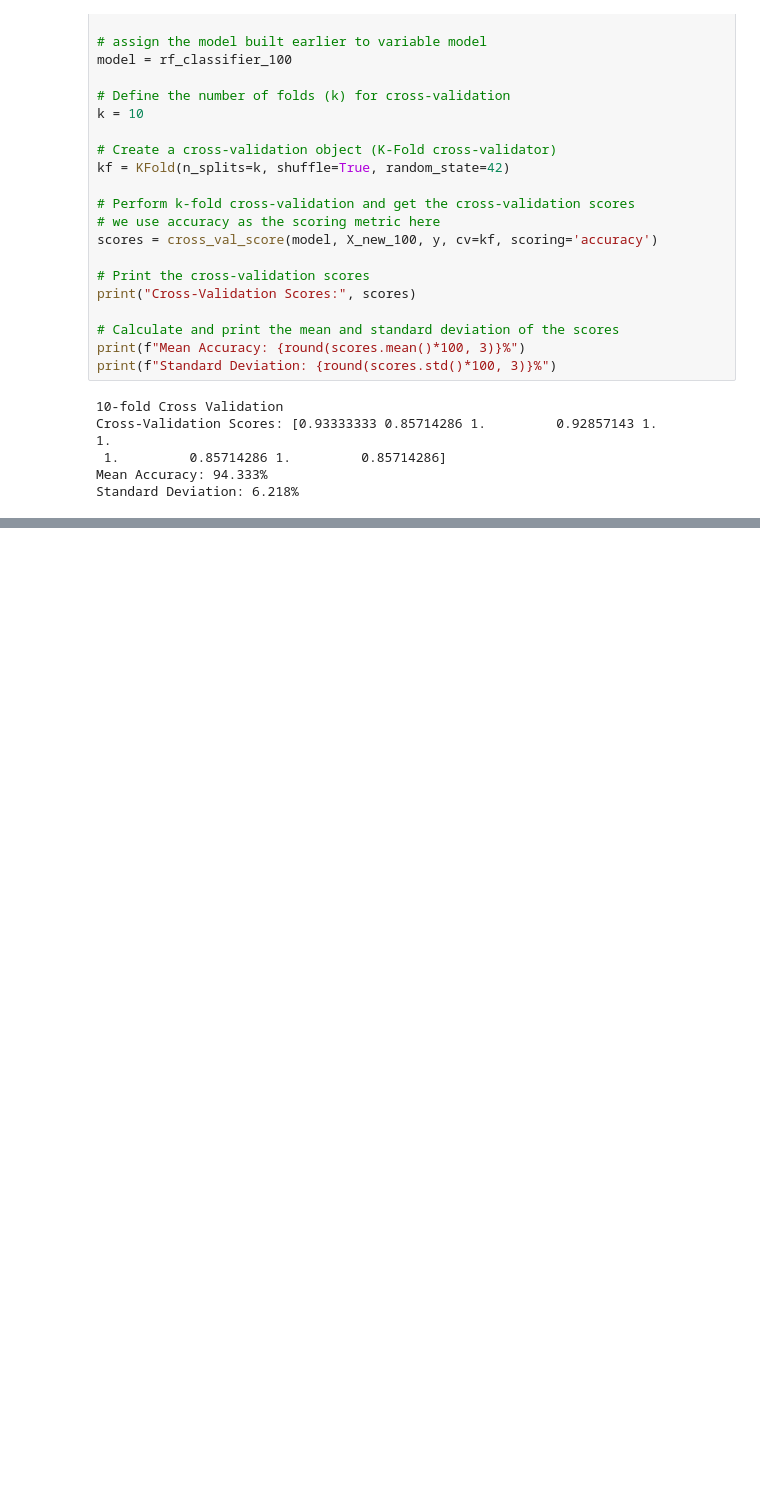
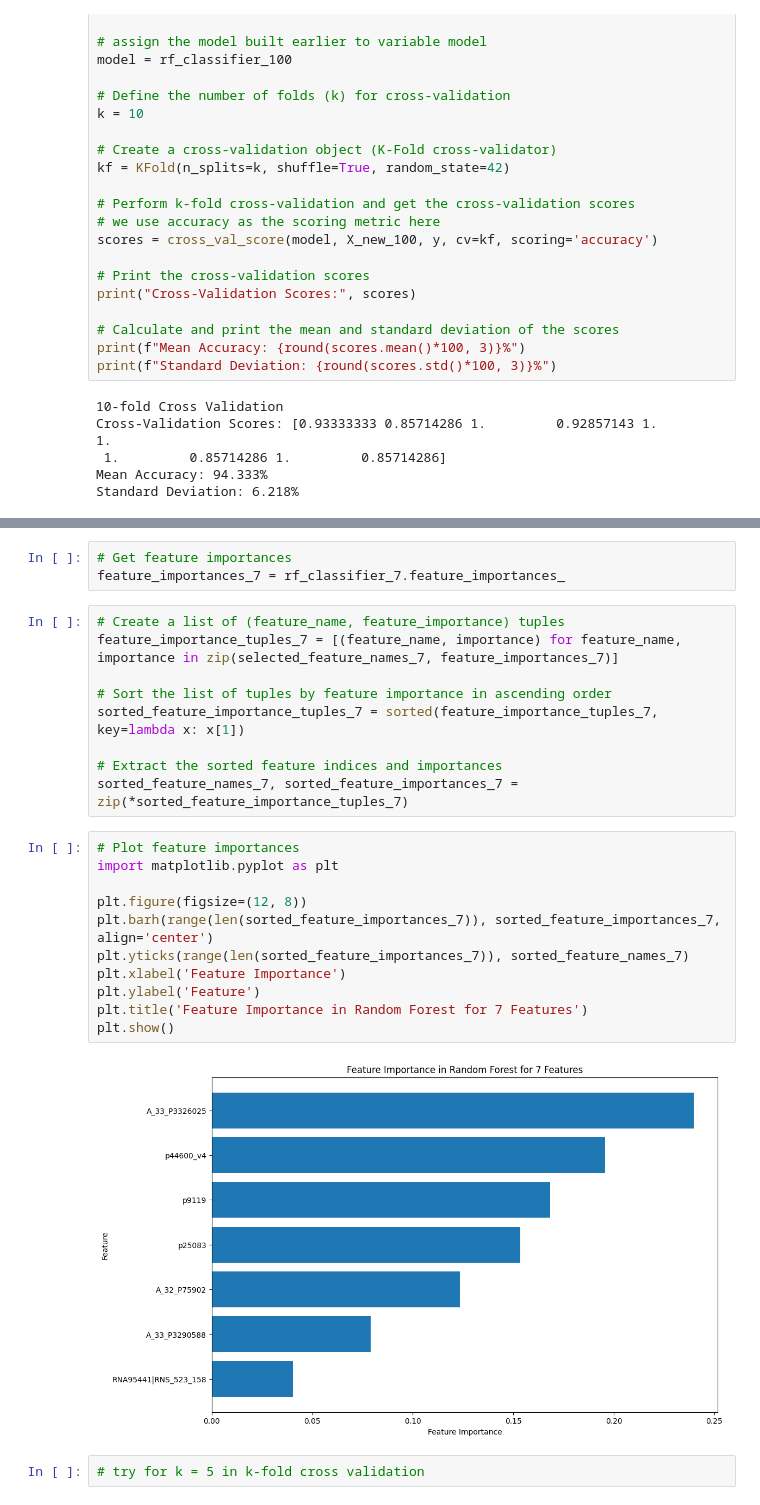
Before and after one commit to Sachira-Heshan/omic-data-and-machine-learning-in-the-identification-of-coronary-artery-disease, a Jupyter notebook: random_forest_models_GSE113079.ipynb, the cells around one changed output, grey strips where cells are left out. Cells and saved outputs as stored; diff of their text form; blank space fills up the shorter version.

```diff
--- a/random_forest_models_GSE113079.ipynb
+++ b/random_forest_models_GSE113079.ipynb
@@ -364,0 +1041,27 @@ Standard Deviation: 6.218%
+# %%
+# Get feature importances
+feature_importances_7 = rf_classifier_7.feature_importances_
+# %%
+# Create a list of (feature_name, feature_importance) tuples
+feature_importance_tuples_7 = [(feature_name, importance) for feature_name, importance in zip(selected_feature_names_7, feature_importances_7)]
+
+# Sort the list of tuples by feature importance in ascending order
+sorted_feature_importance_tuples_7 = sorted(feature_importance_tuples_7, key=lambda x: x[1])
+
+# Extract the sorted feature indices and importances
+sorted_feature_names_7, sorted_feature_importances_7 = zip(*sorted_feature_importance_tuples_7)
+# %%
+# Plot feature importances
+import matplotlib.pyplot as plt
+
+plt.figure(figsize=(12, 8))
+plt.barh(range(len(sorted_feature_importances_7)), sorted_feature_importances_7, align='center')
+plt.yticks(range(len(sorted_feature_importances_7)), sorted_feature_names_7)
+plt.xlabel('Feature Importance')
+plt.ylabel('Feature')
+plt.title('Feature Importance in Random Forest for 7 Features')
+plt.show()
+# %% [output]
+[figure, added]
+# %%
+# try for k = 5 in k-fold cross validation
```
Also changed, not shown: parts of 51 cells of this notebook.
